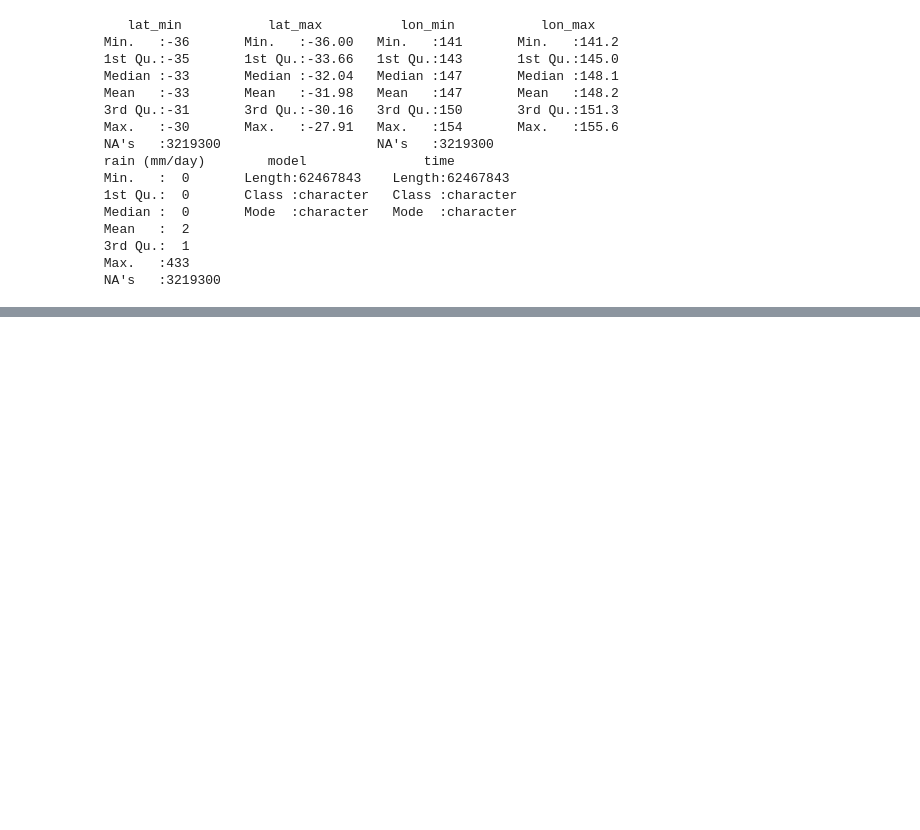
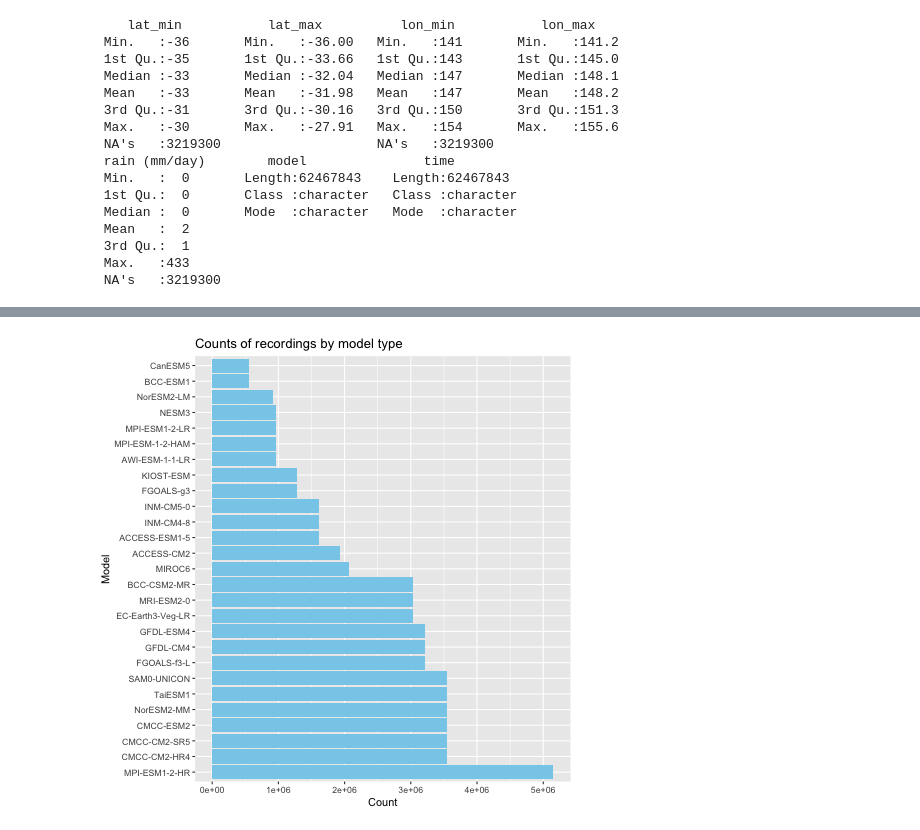
Before and after one commit to UBC-MDS/525-group16, a Jupyter notebook: notebooks/milestone1.ipynb, the cells around one changed output, grey strips where cells are left out. Saved outputs shown, nothing was run; the diff lists cells and outputs as text; code cells hidden in the pictures; blank space fills up the shorter version.

```diff
--- a/notebooks/milestone1.ipynb
+++ b/notebooks/milestone1.ipynb
@@ -256,0 +245,4 @@ arrow_rframe |> summary()
+# %%
+%%R
+df2 <- arrow_rframe |> count(model) |> arrange(desc(n))
+df2
@@ -256,0 +264,7 @@ arrow_rframe |> summary()
+# %%
+%%R
+df2 |> ggplot() +
+    geom_bar(aes(x = n, y = reorder(model, -n)), stat="identity", fill = "skyblue") +
+    labs(x = "Count", y = "Model", title = "Counts of recordings by model type")
+# %% [output]
+[figure, added]
```
Also changed, not shown: parts of 14 cells of this notebook.
